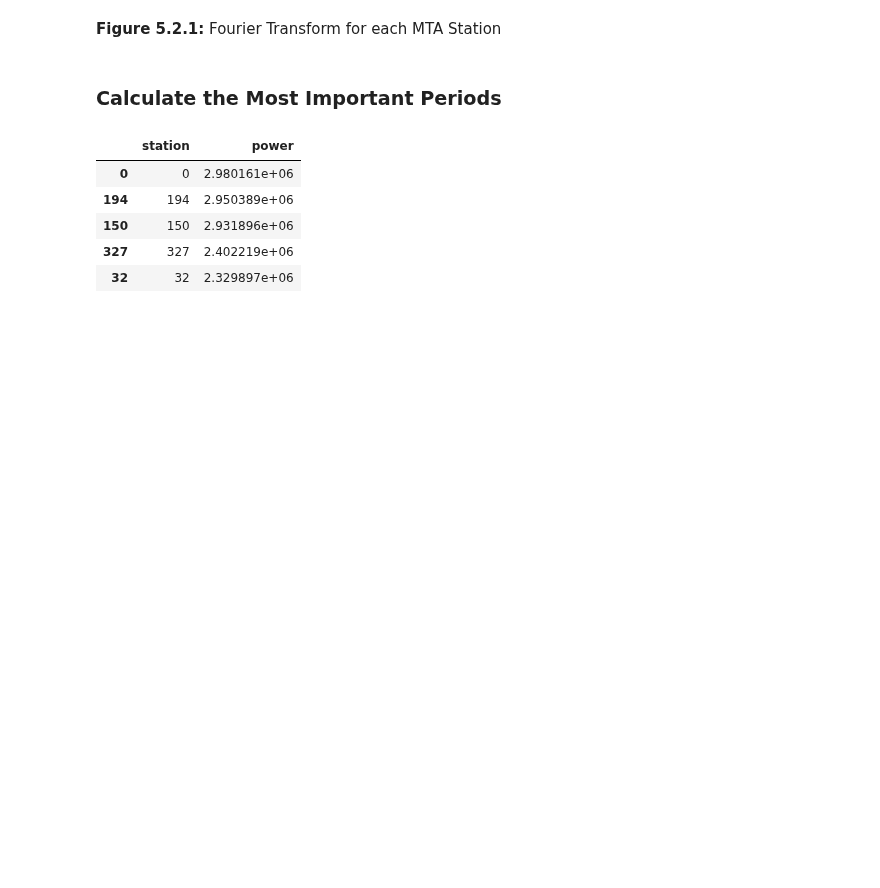
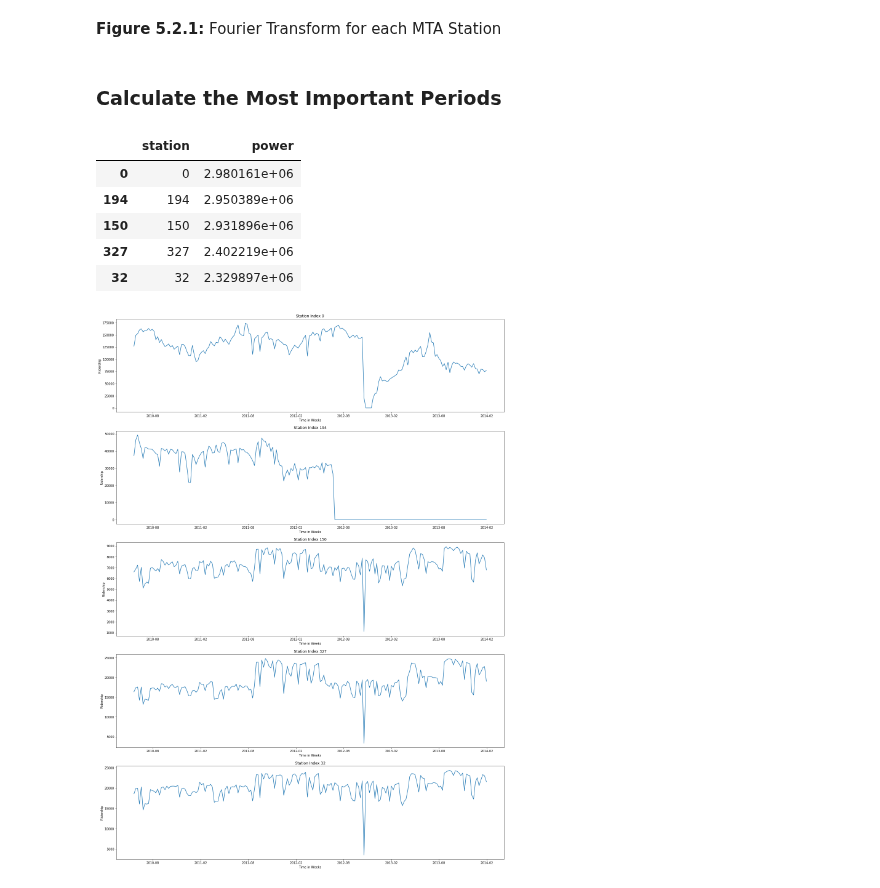
Before and after one commit to seanandrewchen/PUI2017_sac820, a Jupyter notebook: HW10_sac820/HW10_sac820.ipynb, the cells around one changed output. Drawn from its saved outputs; the diff is of its cells as text; code cells hidden in the pictures; blank space fills up the shorter version.

```diff
--- a/HW10_sac820/HW10_sac820.ipynb
+++ b/HW10_sac820/HW10_sac820.ipynb
@@ -550,21 +550,20 @@ powerCalcSorted.head()
 # %%
 topStations = [0, 194, 150, 327, 32]
 
-fig, axs = plt.subplots(3,2, figsize=(15, 5), facecolor='w', edgecolor='k');
+fig, axs = plt.subplots(5,1, figsize=(20, 5), facecolor='w', edgecolor='k');
 fig.subplots_adjust(top=5, right=1)
 
 axs = axs.ravel()
 
 colors = ['C1', 'C2', 'C3', 'C4', 'C5', 'C6', 'C7', 'C8', 'C9',
          'C1', 'C2', 'C3', 'C4', 'C5', 'C6', 'C7', 'C8', 'C9',
          'C1', 'C2', 'C3', 'C4', 'C5']
 
 
 for i in range(5):
     axs[i].plot(dateIndex, stationData[i])
     axs[i].set_xlabel('Time in Weeks')
     axs[i].set_ylabel('Ridership')
     axs[i].set_title('Station Index ' + str(topStations[i]))
-
-
-fig.delaxes(axs[6])
+# %% [output]
+[figure, added]
```
Also changed, not shown: 56 other files.
